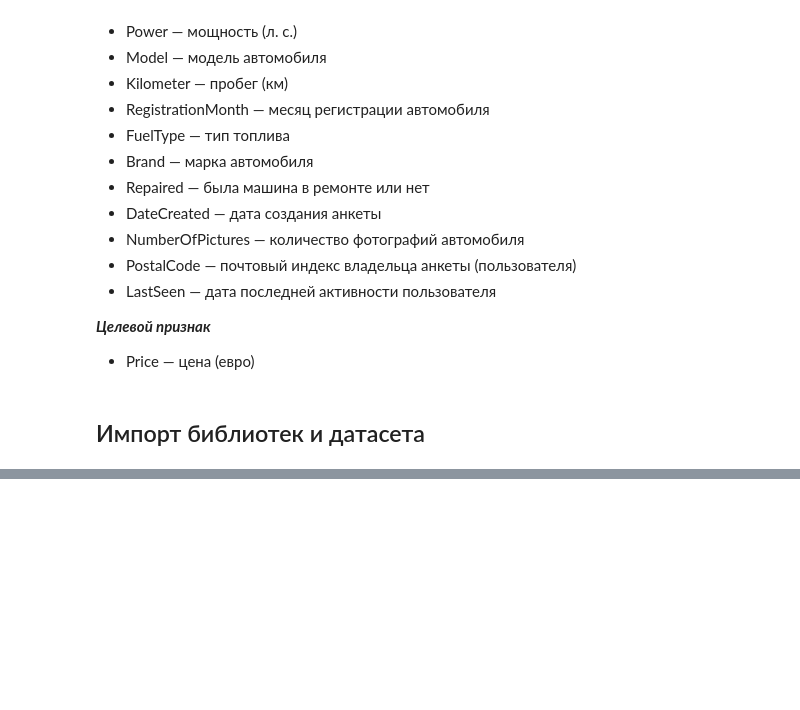
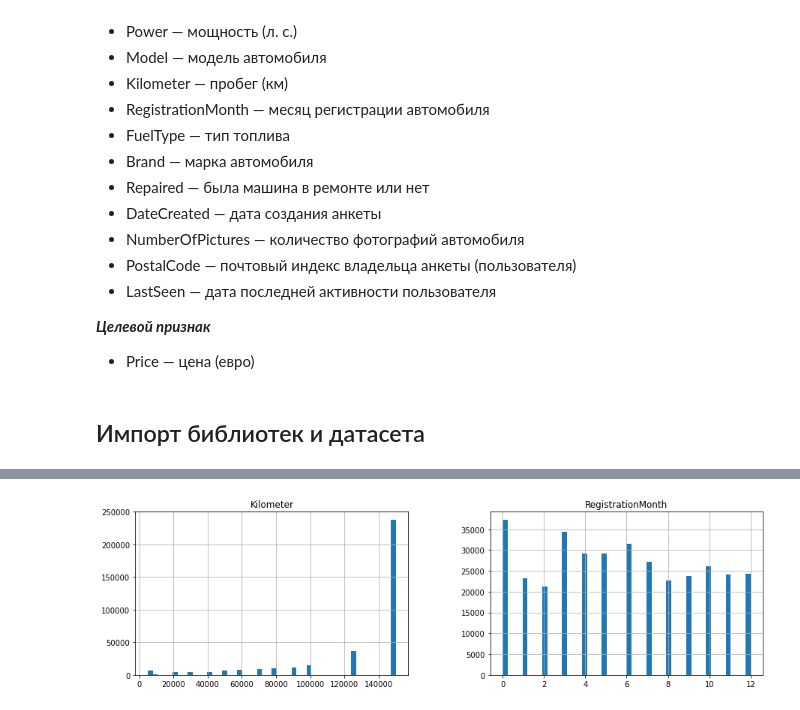
Before and after one commit to Vasart-ds/gradient_boost, a Jupyter notebook: gradient_boosting.ipynb, the cells around one changed output, grey strips where cells are left out. Saved outputs shown, nothing was run; the diff lists cells and outputs as text; code cells hidden in the pictures; blank space fills up the shorter version.

```diff
--- a/gradient_boosting.ipynb
+++ b/gradient_boosting.ipynb
@@ -36,0 +111,4 @@ import matplotlib as plt
+# %%
+df[['Kilometer', 'RegistrationMonth']].hist(figsize = (15, 4), bins=50);
+# %% [output]
+[figure, added]
```
Also changed, not shown: parts of 78 cells of this notebook.
